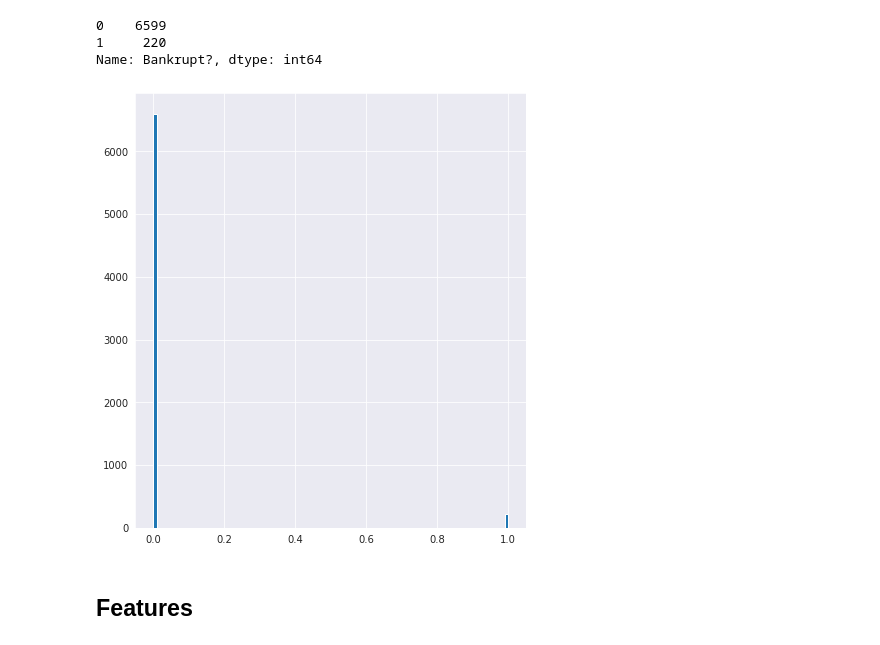
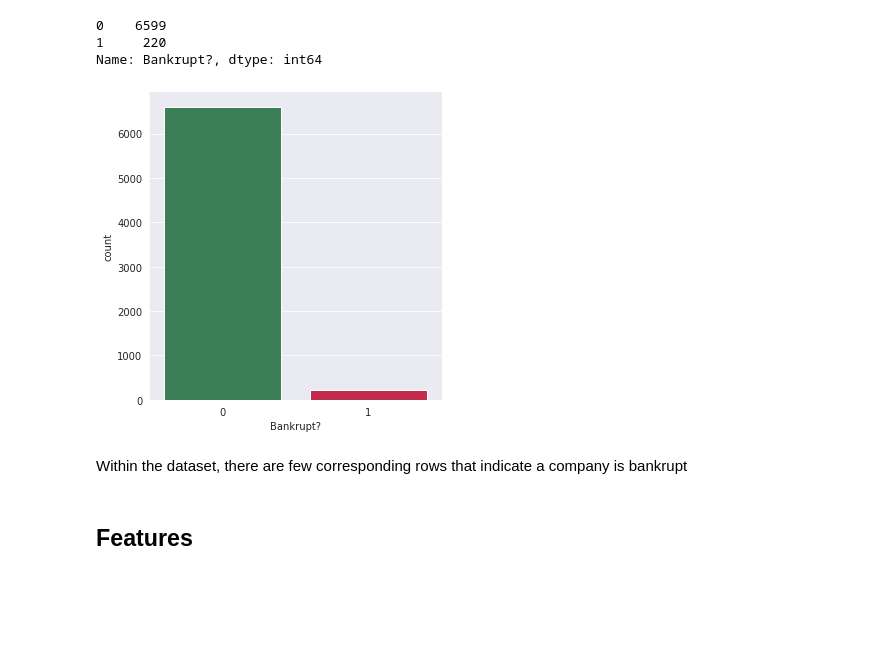
Before and after one commit to oimartin/company_bankruptcy_predictions, a Jupyter notebook: Notebook_bankrupt.ipynb, the cells around one changed output. Saved outputs shown, nothing was run; the diff lists cells and outputs as text; code cells hidden in the pictures; blank space fills up the shorter version.

```diff
--- a/Notebook_bankrupt.ipynb
+++ b/Notebook_bankrupt.ipynb
@@ -72,12 +88,15 @@ data['Bankrupt?'].value_counts()
 0    6599
 1     220
 Name: Bankrupt?, dtype: int64
-# %%
-sns.set_style("darkgrid")
-data['Bankrupt?'].hist(figsize = (7,8), bins = 100)
-plt.show()
-# %% [output]
-[figure, removed]
+# %%
+sns.set_style("darkgrid")
+ax = sns.catplot(x='Bankrupt?', data=data, kind='count', palette=['seagreen', 'crimson'])
+ax.savefig('Data_on_Bankrupt_or_Not_Bankrupt_Companies.png')
+plt.show()
+# %% [output]
+[figure, added]
+# %% [markdown]
+Within the dataset, there are few corresponding rows that indicate a company is bankrupt
 # %% [markdown]
 ## Features
 # %%
```
Also changed, not shown: parts of 63 cells of this notebook.
